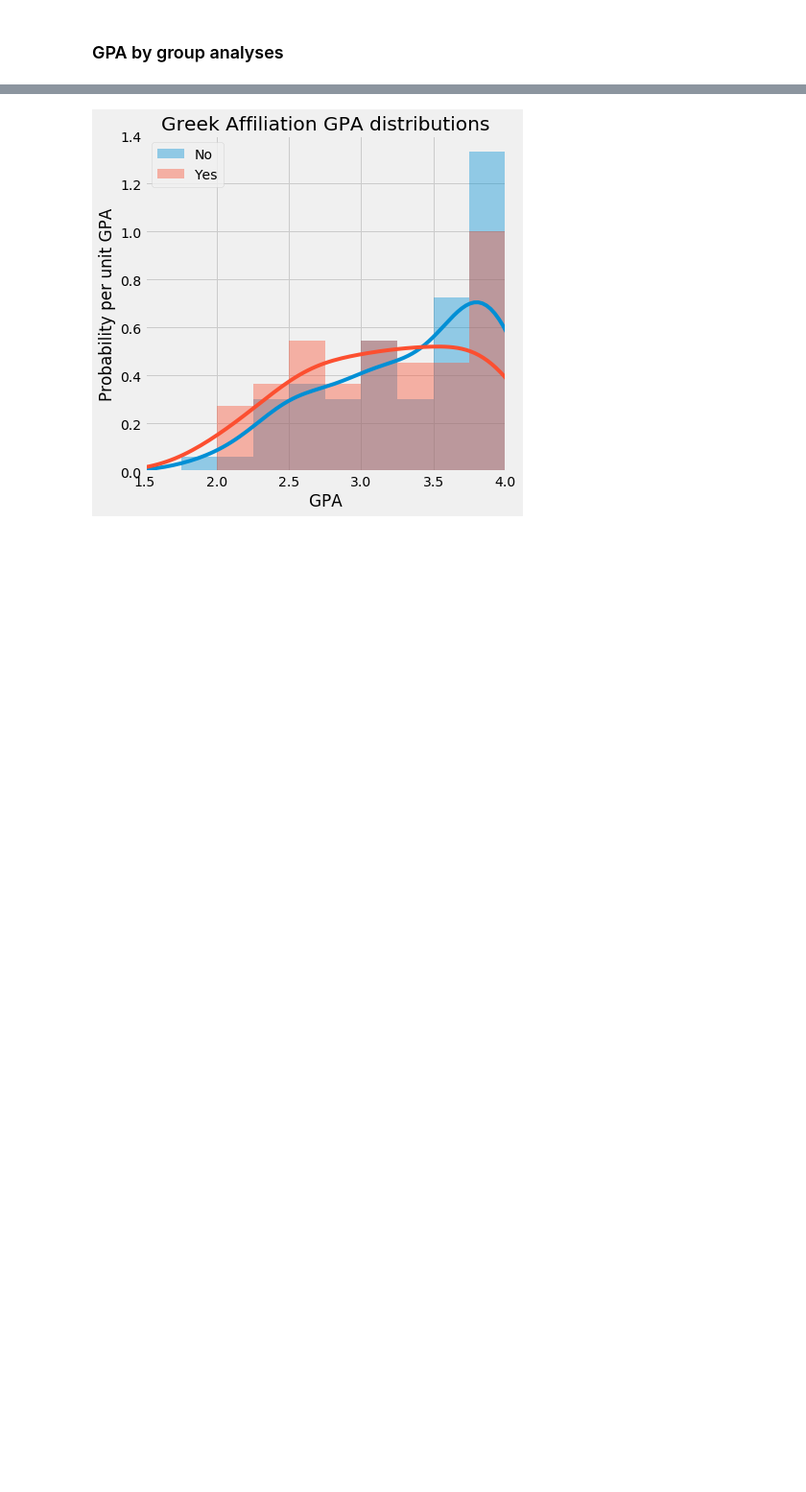
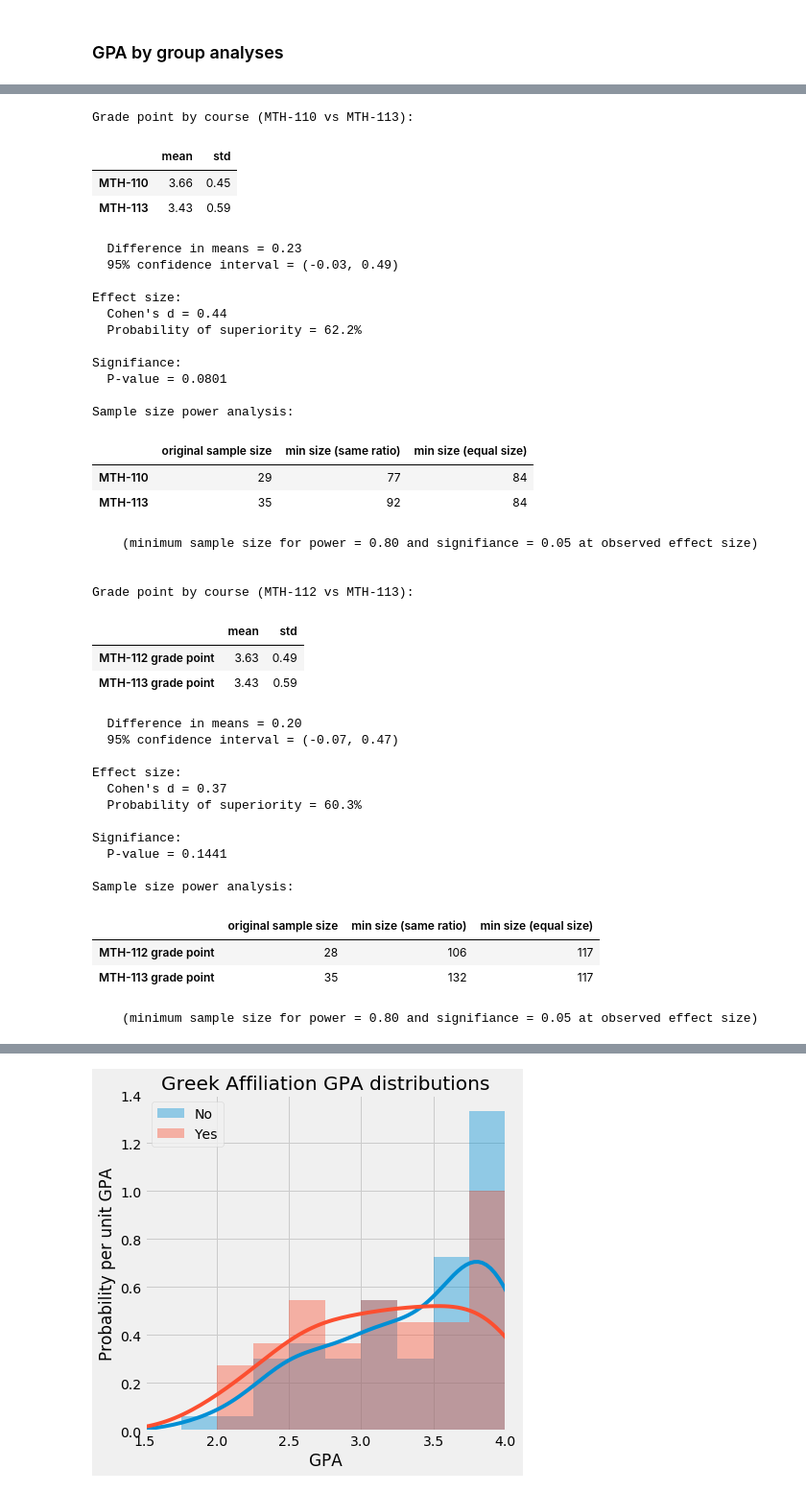
Before and after one commit to pmgasper/union_students, a Jupyter notebook: nb04_hypothesis_testing.ipynb, the cells around one changed output, grey strips where cells are left out. Shown at 96% size. Saved outputs shown, nothing was run; the diff lists cells and outputs as text; code cells hidden in the pictures; blank space fills up the shorter version.

```diff
--- a/nb04_hypothesis_testing.ipynb
+++ b/nb04_hypothesis_testing.ipynb
@@ -124,0 +134,54 @@ def compare_groups(g1_dist, g2_dist, g1_label='group1', g2_label='group2',
+# %%
+# MTH-110 vs MTH-113 grade point comparison
+print('\033[1m' + 'Grade point by course (MTH-110 vs MTH-113):')
+compare_groups(grades.loc[grades['course'] == 'MTH-110'].point,
+               grades.loc[grades['course'] == 'MTH-113'].point,
+              'MTH-110', 'MTH-113')
+
+print('\n')
+# MTH-112 vs MTH-113 grade point comparison
+print('\033[1m' + 'Grade point by course (MTH-112 vs MTH-113):')
+compare_groups(grades.loc[grades['course'] == 'MTH-112'].point,
+               grades.loc[grades['course'] == 'MTH-113'].point,
+              'MTH-112 grade point', 'MTH-113 grade point')
+# %% [output]
+Grade point by course (MTH-110 vs MTH-113):
+|  | mean | std |
+| MTH-110 | 3.66 | 0.45 |
+| MTH-113 | 3.43 | 0.59 |
+  Difference in means = 0.23
+  95% confidence interval = (-0.03, 0.49)
+
+Effect size:
+  Cohen's d = 0.44
+  Probability of superiority = 62.2%
+
+Signifiance:
+  P-value = 0.0801
+
+Sample size power analysis:
+|  | original sample size | min size (same ratio) | min size (equal size) |
+| MTH-110 | 29 | 77 | 84 |
+| MTH-113 | 35 | 92 | 84 |
+    (minimum sample size for power = 0.80 and signifiance = 0.05 at observed effect size)
+
+
+Grade point by course (MTH-112 vs MTH-113):
+|  | mean | std |
+| MTH-112 grade point | 3.63 | 0.49 |
+| MTH-113 grade point | 3.43 | 0.59 |
+  Difference in means = 0.20
+  95% confidence interval = (-0.07, 0.47)
+
+Effect size:
+  Cohen's d = 0.37
+  Probability of superiority = 60.3%
+
+Signifiance:
+  P-value = 0.1441
+
+Sample size power analysis:
+|  | original sample size | min size (same ratio) | min size (equal size) |
+| MTH-112 grade point | 28 | 106 | 117 |
+| MTH-113 grade point | 35 | 132 | 117 |
+    (minimum sample size for power = 0.80 and signifiance = 0.05 at observed effect size)
```
Also changed, not shown: parts of 22 cells of this notebook.
